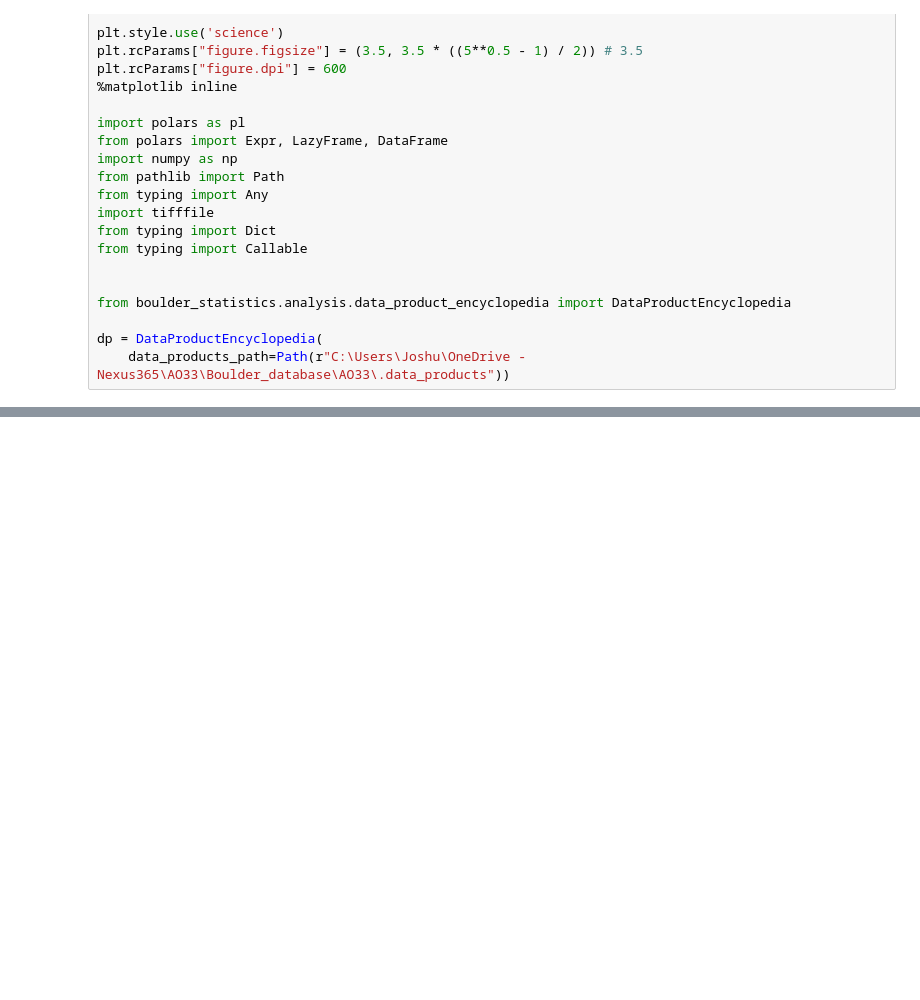
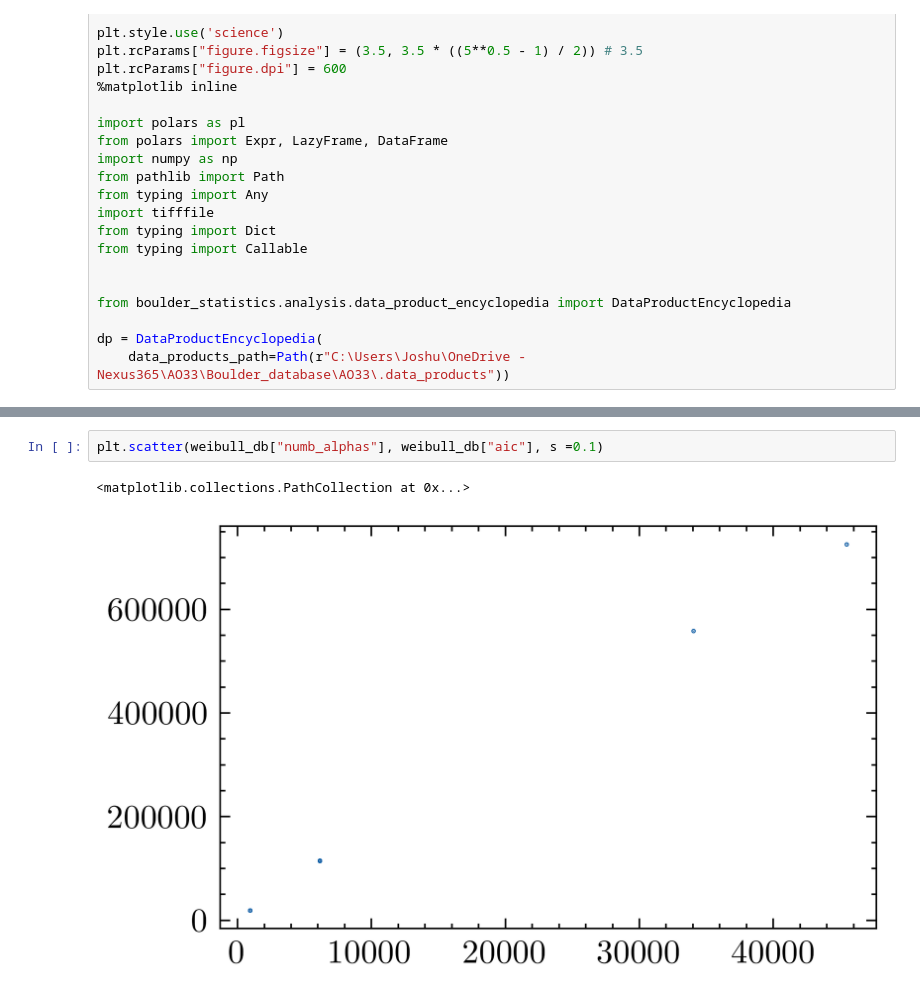
Before and after one commit to Joshua13764/QMAP, a Jupyter notebook: analysis/AkaikeWeights/MLE_analysis.ipynb, the cells around one changed output, grey strips where cells are left out. Cells and saved outputs as stored; diff of their text form; blank space fills up the shorter version.

```diff
--- a/analysis/AkaikeWeights/MLE_analysis.ipynb
+++ b/analysis/AkaikeWeights/MLE_analysis.ipynb
@@ -35,3 +62,8 @@ log_normal_db = pl.read_parquet(r"MLE_random_sample_fit_data\LogNormal")
+# %%
+plt.scatter(weibull_db["numb_alphas"], weibull_db["aic"], s =0.1)
+# %% [output]
+<matplotlib.collections.PathCollection at 0x...>
+[figure, added]
 # %%
 columns_to_select = ["aic", "numb_alphas"]
 
```
Also changed, not shown: parts of 7 cells of this notebook.
